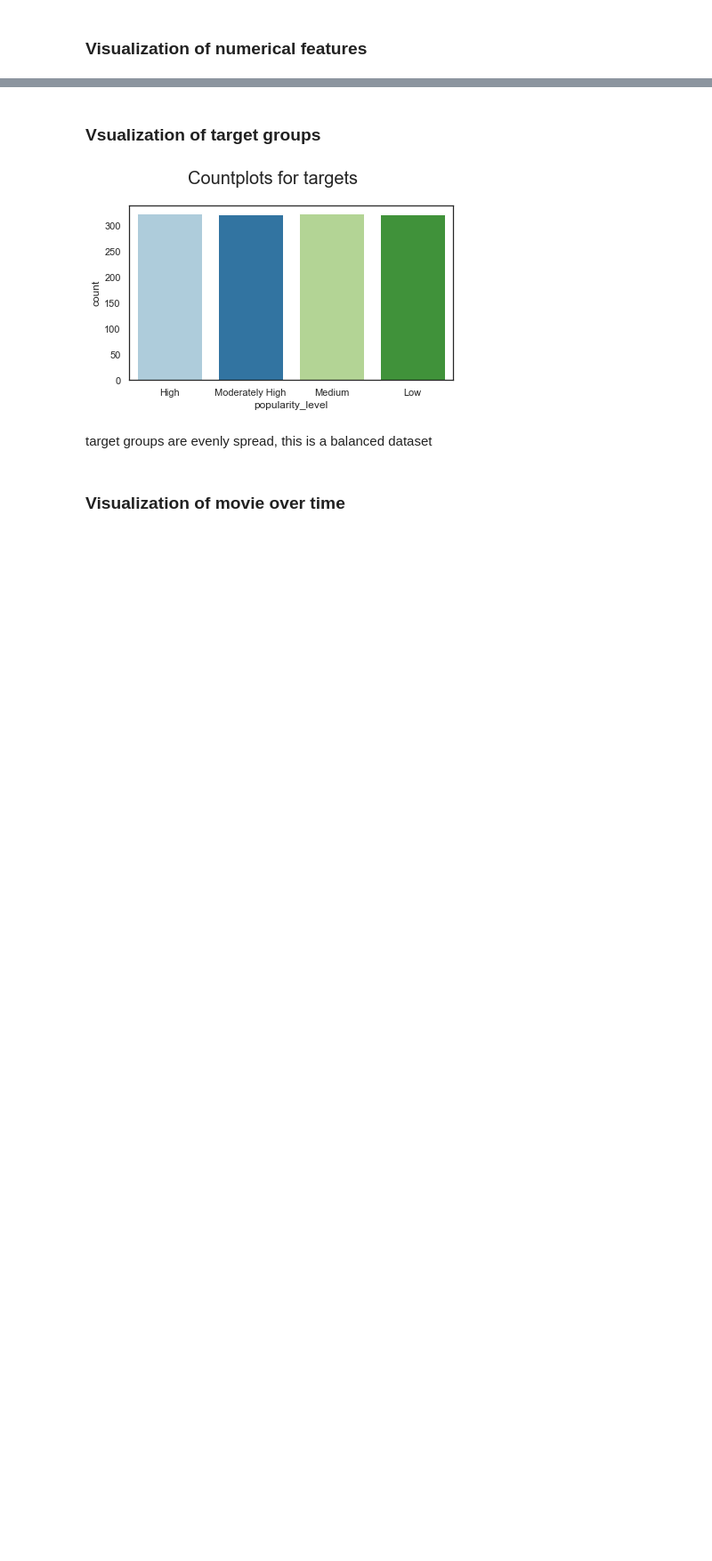
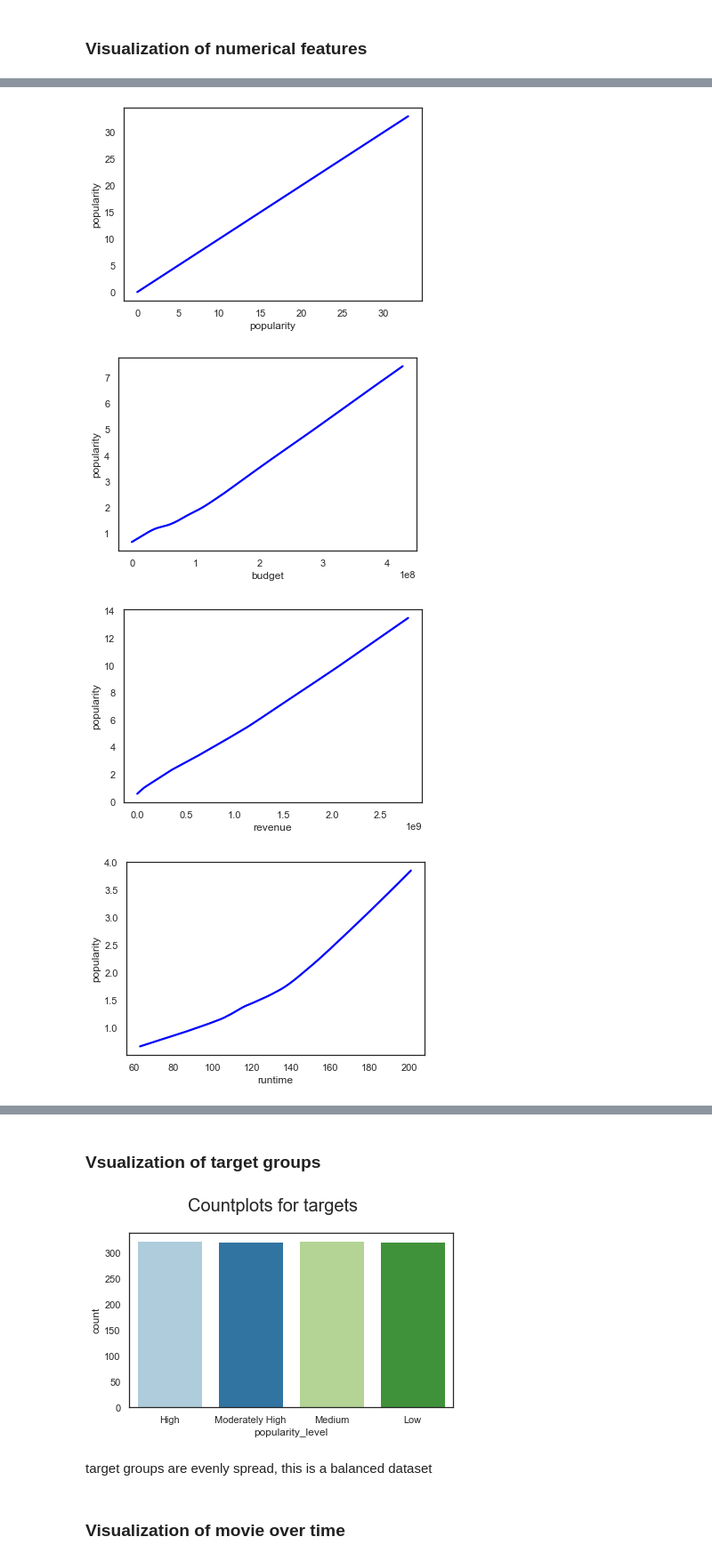
Before and after one commit to guimath/TMDb-Data-Mining, a Jupyter notebook: Movie_analysis.ipynb, the cells around one changed output, grey strips where cells are left out. Shown: that part at 89% size. Drawn from its saved outputs; the diff is of its cells as text; code cells hidden in the pictures; blank space fills up the shorter version.

```diff
--- a/Movie_analysis.ipynb
+++ b/Movie_analysis.ipynb
@@ -152,0 +167,9 @@ plt.tight_layout(h_pad=2)
+# %%
+for col in num_cols:
+    sns.regplot(data=dataset, x=col, y="popularity", lowess=True, scatter=False, color='blue')
+    plt.show()
+# %% [output]
+[figure, added]
+[figure, added]
+[figure, added]
+[figure, added]
```
Also changed, not shown: parts of 7 cells of this notebook.
